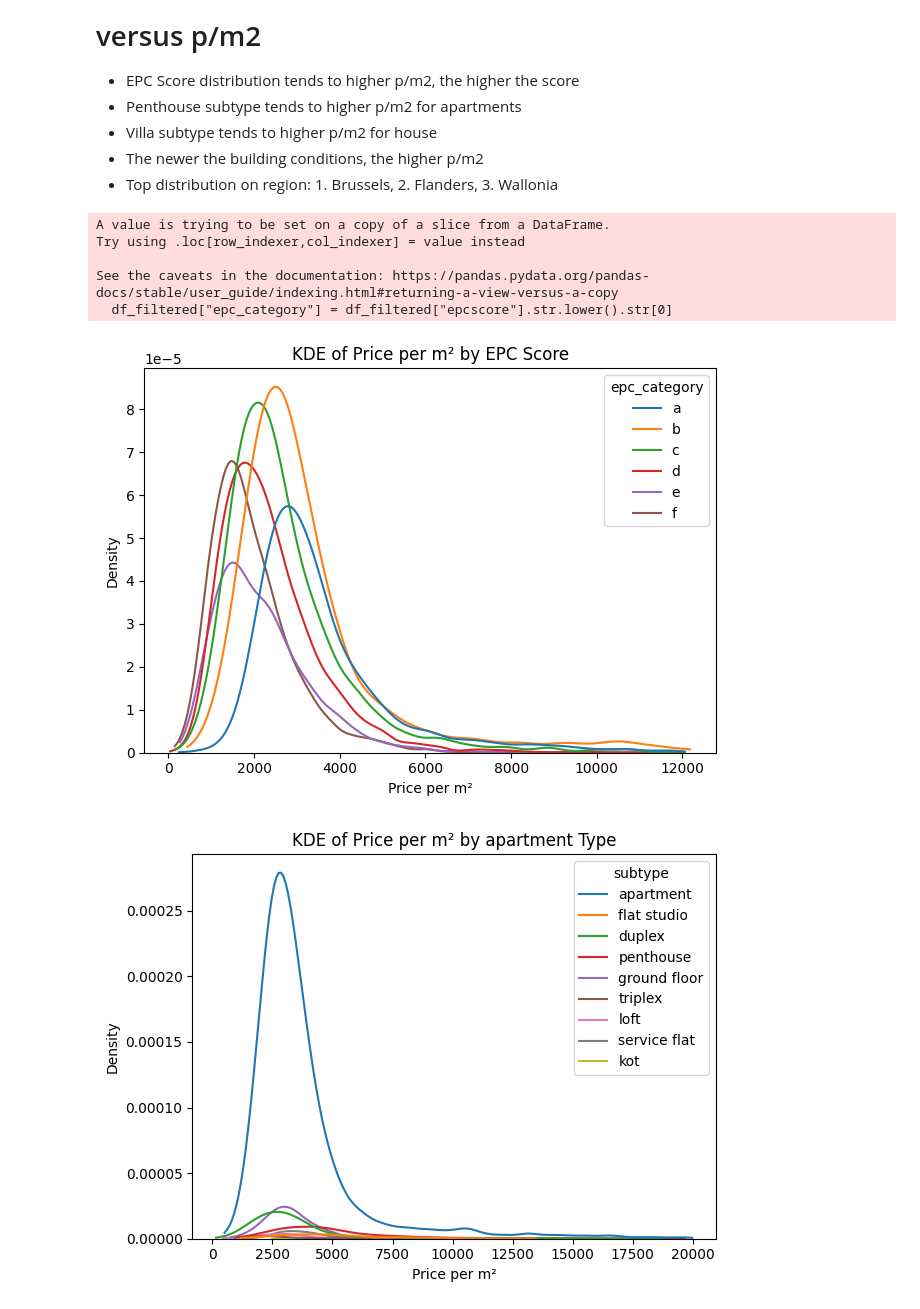
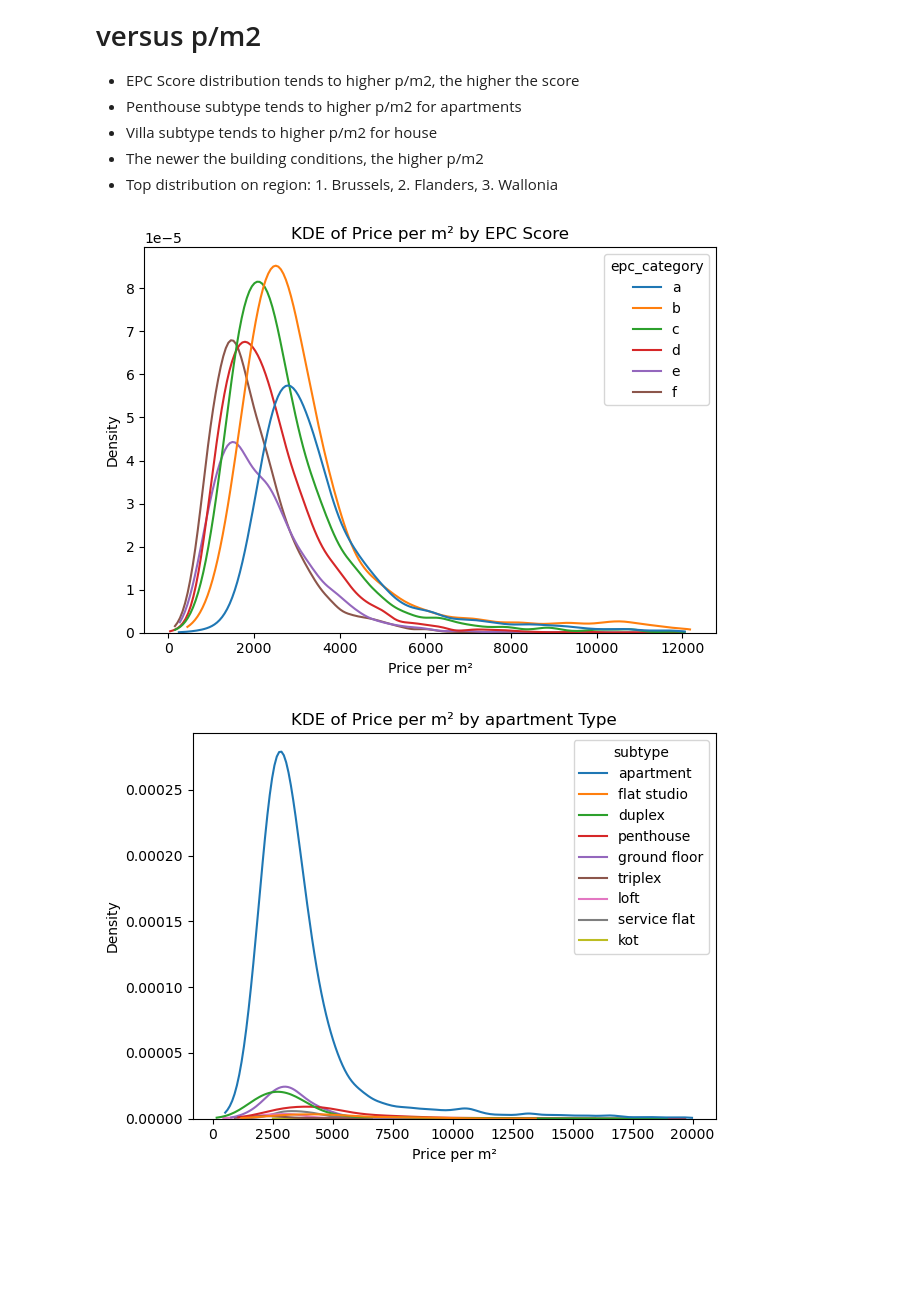
Before and after one commit to kayedee90/challenge-data-analysis, a Jupyter notebook: Notebook_EDA_Emmanuel.ipynb, the cells around one changed output. Cells and saved outputs as stored; diff of their text form; code cells hidden in the pictures; blank space fills up the shorter version.

```diff
--- a/Notebook_EDA_Emmanuel.ipynb
+++ b/Notebook_EDA_Emmanuel.ipynb
@@ -49,7 +49,7 @@ num_cols_cleaned =['bedroomcount','habitablesurface','price', 'price_per_m2']
 list_type =['apartment', 'house']
 for lt in list_type:
     for bx in num_cols_cleaned:
-        fig, ax = plt.subplots(figsize=(10, 3))
+        fig, ax = plt.subplots(figsize=(20,6))
         df1 = df[(df['type'].isin([lt]))]
         sns.boxplot(data=df1, x='subtype', y=bx, hue='subtype', width=0.8, palette=sns.color_palette("PRGn", df1['subtype'].nunique()), ax=ax).set_title(f'Outliers per {lt} subtype on {bx}')
         ax.tick_params(axis='x', rotation=45)
@@ -155,7 +155,7 @@ num_cols_cleaned =['bedroomcount','habitablesurface','price', 'price_per_m2']
 list_type =['apartment', 'house']
 for lt in list_type:
     for bx in num_cols_cleaned:
-        fig, ax = plt.subplots(figsize=(10, 3))
+        fig, ax = plt.subplots(figsize=(20,6))
         df1 = df[(df['type'].isin([lt]))]
         #df1 = df.groupby('type')['apartment'].apply(list).reset_index(name='new')
         sns.boxplot(data=df1, x='subtype', y=bx, width=0.8, palette="PRGn", hue='subtype', legend=False,ax=ax).set_title(f'Outliers after caps per {lt}')
@@ -171,7 +180,8 @@ for lt in list_type:
 # %%
 # KDE by EPC Score
 # create category column with only first letter
-df_filtered["epc_category"] = df_filtered["epcscore"].str.lower().str[0]
+df_filtered = df_filtered.copy()  # if not already a copy
+df_filtered.loc[:, "epc_category"] = df_filtered["epcscore"].str.lower().str[0]
 
 sns.kdeplot(
     data=df_filtered,
@@ -201,38 +211,33 @@ for lt in list_type:
     plt.tight_layout()
     plt.show()
 
 # by building condition
 sns.kdeplot(
         data=df,
         x="price_per_m2",
         hue="buildingcondition",
         cut=0
     )
 plt.title("KDE of Price per m² by Building Condition")
 plt.xlabel("Price per m²")
 plt.ylabel("Density")
 plt.tight_layout()
 plt.show()
 
 # by region
 sns.kdeplot(
         data=df,
         x="price_per_m2",
         hue="Regions",
         cut=0
     )
 plt.title("KDE of Price per m² by Region")
 plt.xlabel("Price per m²")
 plt.ylabel("Density")
 plt.tight_layout()
 plt.show()
 
-python -m jupyter nbconvert NotebookEDA Emmanuel.ipynb --to slides --post serve --reveal-prefix=https://cdnjs.cloudflare.com/ajax/libs/reveal.js/4.1.0 --TemplateExporter.exclude_input=True
+# python -m jupyter nbconvert Notebook_EDA_Emmanuel.ipynb --to slides --post serve --reveal-prefix=https://cdnjs.cloudflare.com/ajax/libs/reveal.js/4.1.0 --TemplateExporter.exclude_input=True
 # %% [output]
-A value is trying to be set on a copy of a slice from a DataFrame.
-Try using .loc[row_indexer,col_indexer] = value instead
-
-See the caveats in the documentation: https://pandas.pydata.org/pandas-docs/stable/user_guide/indexing.html#returning-a-view-versus-a-copy
-  df_filtered["epc_category"] = df_filtered["epcscore"].str.lower().str[0]
-[figure, old version]
+[figure, new version]
-[figure, old version]
+[figure, new version]
```
Also changed, not shown: parts of 4 cells of this notebook, 2 other files.
